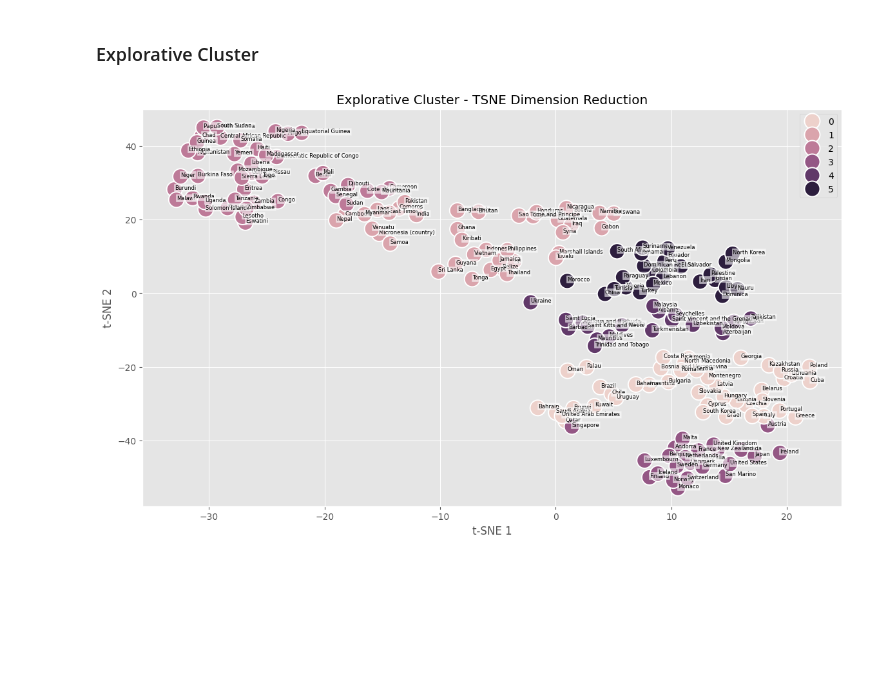
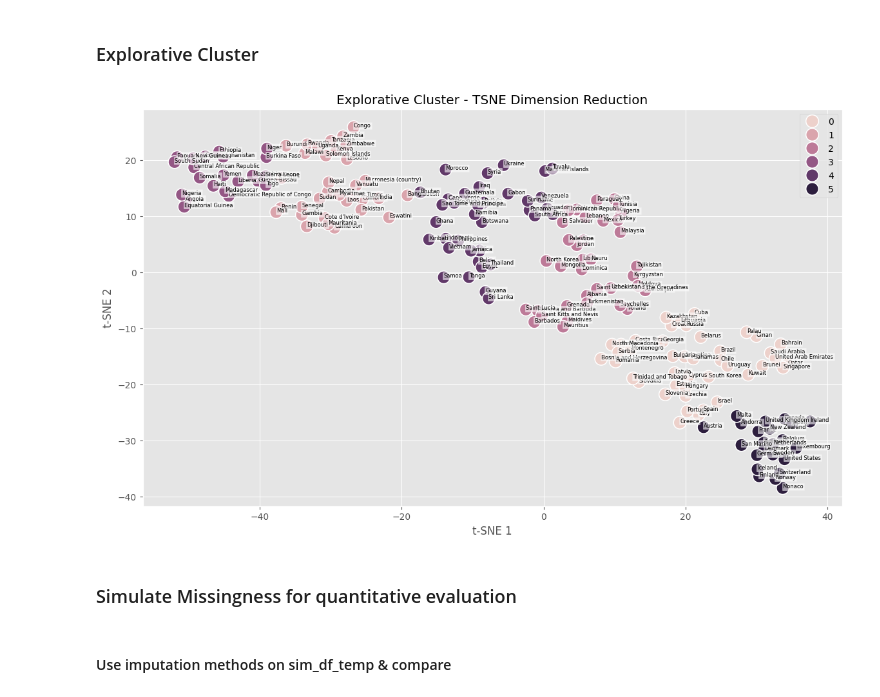
Before and after one commit to HamzahFayad/master_thesis_child_mortality, a Jupyter notebook: 01_notebooks/2_data_preprocessing.ipynb, the cells around one changed output. Cells and saved outputs as stored; diff of their text form; code cells hidden in the pictures; blank space fills up the shorter version.

Commit message:
feat: simulate nans + compare metrics ++

```diff
--- a/01_notebooks/2_data_preprocessing.ipynb
+++ b/01_notebooks/2_data_preprocessing.ipynb
@@ -280,18 +287,22 @@ data_exploration.scatterplots(group_median_df, most_critical_cols, 3)
 from sklearn.preprocessing import RobustScaler
 from sklearn.impute import KNNImputer
 
-imputed_with_knn = df_imp_test.copy()
-rscaler = RobustScaler().fit(imputed_with_knn)
-rscaled_data = rscaler.transform(imputed_with_knn)
+def knn_imputation(df):
+    imputed_with_knn = df.copy()
+    rscaler = RobustScaler().fit(imputed_with_knn)
+    rscaled_data = rscaler.transform(imputed_with_knn)
 
-imputer = KNNImputer(n_neighbors=5, weights="distance") #as base use k=5
-knn_imputed_scaled = imputer.fit_transform(rscaled_data)
-# reverse back to original value ranges
-knn_imputed = rscaler.inverse_transform(knn_imputed_scaled)
+    imputer = KNNImputer(n_neighbors=5, weights="distance") #as base use k=5
+    knn_imputed_scaled = imputer.fit_transform(rscaled_data)
+    # reverse back to original value ranges
+    knn_imputed = rscaler.inverse_transform(knn_imputed_scaled)
 
-df_knn_imputed = pd.DataFrame(knn_imputed, columns=imputed_with_knn.columns)
+    df_knn_imputed = pd.DataFrame(knn_imputed, columns=imputed_with_knn.columns, index=imputed_with_knn.index)
 
-knn_df = df_knn_imputed.loc[:, ~nan_indicators(df_knn_imputed) & ~wb_regions(df_knn_imputed)]
+    return df_knn_imputed
+
+knn_df = knn_imputation(df_imp_test)
+knn_df = knn_df.loc[:, ~nan_indicators(knn_df) & ~wb_regions(knn_df)]
 knn_df = pd.concat([label_col, knn_df], axis=1) #add label to df
 # %%
 #show histograms
@@ -398,6 +410,7 @@ country = df_for_imp["Entity"]
 knn_df["Entity"] = country
 # aggregate - each country one row (use mean e.g.)
 knn_df_agg = knn_df.groupby("Entity").agg("mean")
+knn_df_agg = knn_df_agg.drop(columns=["child_mortality_igme"])
 # use log transfrom
 knn_df_agg_log = knn_df_agg.apply(lambda k: np.log1p(k))
 # scale
@@ -414,20 +427,20 @@ clusters = kmeans.fit_predict(df_dim)
 # %%
 # Visualize Scatterplot, cluster labels without hierarchy order
 df_tsne = pd.DataFrame(data=df_dim, columns=['t-SNE 1', 't-SNE 2'])
 
 plt.figure(figsize=(14, 8))
 sns.scatterplot(
     x='t-SNE 1',
     y='t-SNE 2',
-    s=300,
+    s=200,
     hue=clusters,
     data=df_tsne,
 )
 
 for i, c in enumerate(knn_df_agg.index):
     plt.text(df_dim[i, 0], df_dim[i, 1], c, fontsize=6, bbox=dict(facecolor='white', alpha=0.6, pad=0.8))
 
 plt.title("Explorative Cluster - TSNE Dimension Reduction")
 plt.show()
 # %% [output]
-[figure, old version]
+[figure, new version]
@@ -433,0 +453,2 @@ plt.show()
+# %% [markdown]
+### Simulate Missingness for quantitative evaluation
@@ -433,0 +479,2 @@ plt.show()
+# %% [markdown]
+#### Use imputation methods on sim_df_temp & compare
```
Also changed, not shown: parts of 18 cells of this notebook, 1 other file.
